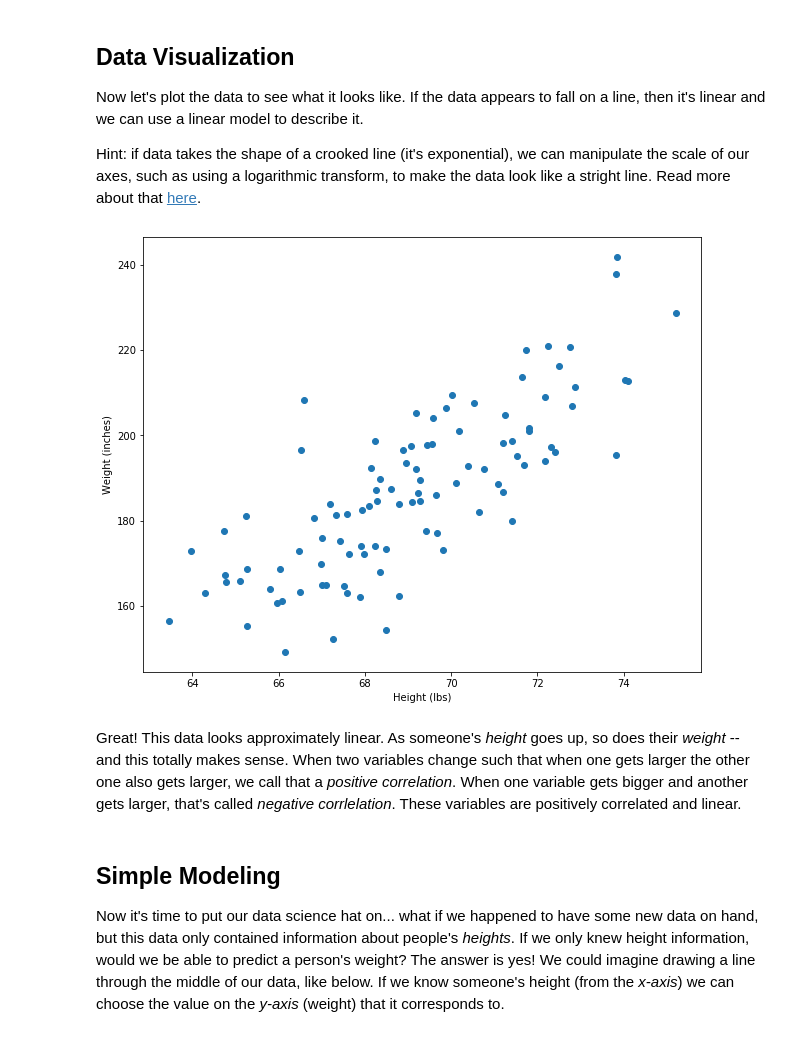
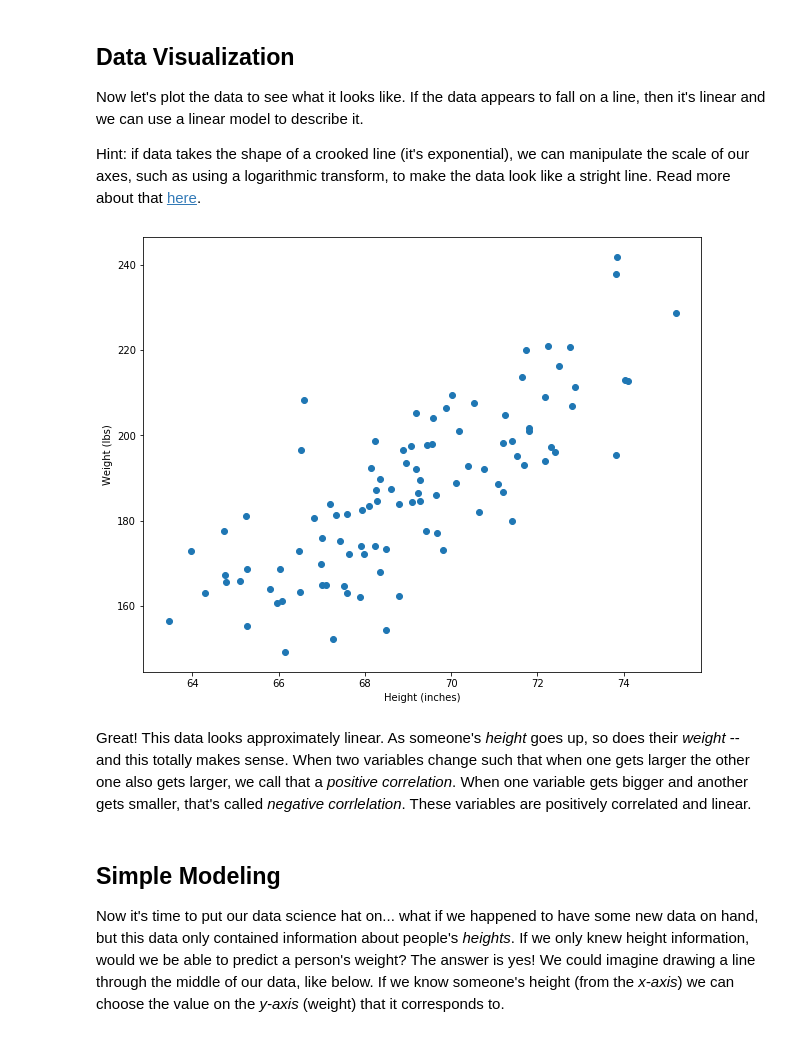
Before and after one commit to camoverride/notebooks, a Jupyter notebook: notebooks/everything_about_linear_regression.ipynb, the cells around one changed output. Cells and saved outputs as stored; diff of their text form; code cells hidden in the pictures.

```diff
--- a/notebooks/everything_about_linear_regression.ipynb
+++ b/notebooks/everything_about_linear_regression.ipynb
@@ -38,20 +44,20 @@ Hint: if data takes the shape of a crooked line (it's exponential), we can manip
 # %%
 # Create a plotting function that we will re-use in future graphs.
 
 def set_plot_1():
     # Set the figure size and axis.
     plt.rcParams['figure.figsize'] = [10, 8]
-    plt.xlabel("Height (lbs)")
-    plt.ylabel("Weight (inches)")
+    plt.xlabel("Height (inches)")
+    plt.ylabel("Weight (lbs)")
 
     # Plot the first 100 points from the dataset.
     plt.scatter(df_1["Height"][:100], df_1["Weight"][:100])
 
 set_plot_1()
 # %% [output]
-[figure, old version]
+[figure, new version]
 # %% [markdown]
-Great! This data looks approximately linear. As someone's _height_ goes up, so does their _weight_ -- and this totally makes sense. When two variables change such that when one gets larger the other one also gets larger, we call that a _positive correlation_. When one variable gets bigger and another gets larger, that's called _negative corrlelation_. These variables are positively correlated and linear.
+Great! This data looks approximately linear. As someone's _height_ goes up, so does their _weight_ -- and this totally makes sense. When two variables change such that when one gets larger the other one also gets larger, we call that a _positive correlation_. When one variable gets bigger and another gets smaller, that's called _negative corrlelation_. These variables are positively correlated and linear.
 # %% [markdown]
 ## Simple Modeling
 
```
Also changed, not shown: parts of 60 cells of this notebook.
